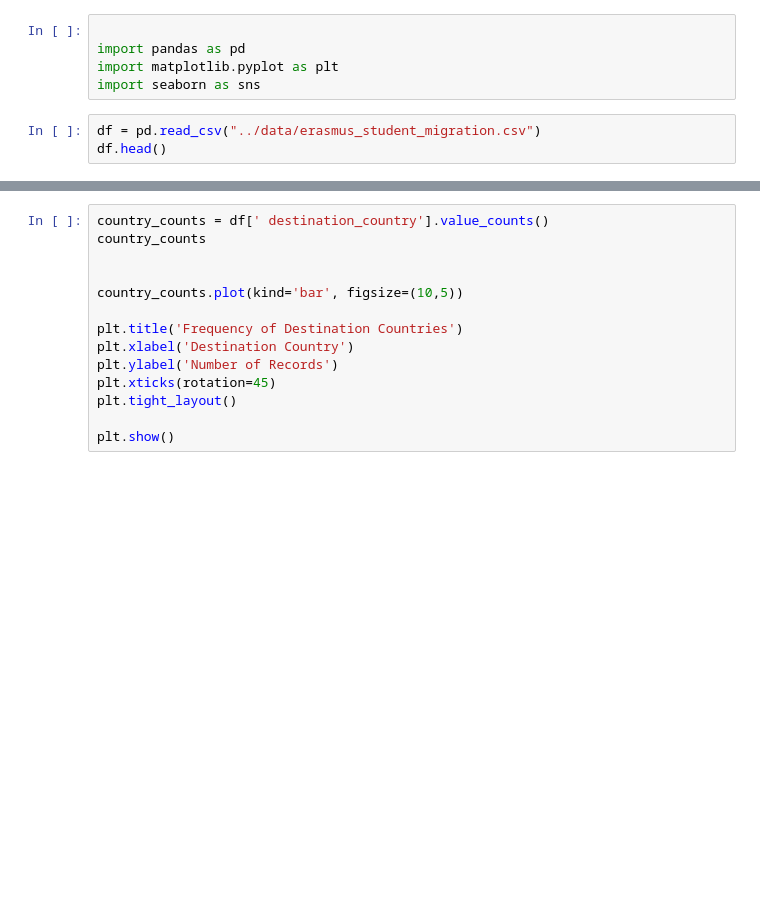
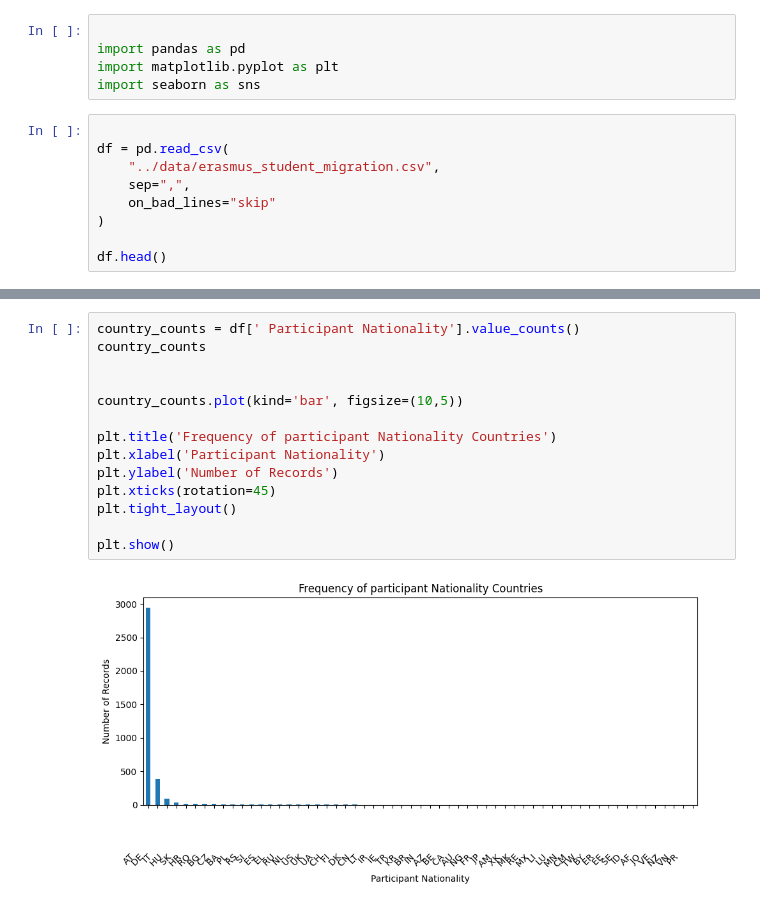
Before and after one commit to broken99records/STICS-Data-Analysis, a Jupyter notebook: notebook/erasmusMigrationAnalysis.ipynb, the cells around one changed output, grey strips where cells are left out. Cells and saved outputs as stored; diff of their text form; blank space fills up the shorter version.

Commit message:
Refactor code structure for improved readability and maintainability, added plot images, have produced two plots so far

```diff
--- a/notebook/erasmusMigrationAnalysis.ipynb
+++ b/notebook/erasmusMigrationAnalysis.ipynb
@@ -4,6 +4,12 @@ import pandas as pd
 import matplotlib.pyplot as plt
 import seaborn as sns
 # %%
-df = pd.read_csv("../data/erasmus_student_migration.csv")
+
+df = pd.read_csv(
+    "../data/erasmus_student_migration.csv",
+    sep=",",
+    on_bad_lines="skip"
+)
+
 df.head()
 # %% [output]
@@ -16,14 +61,16 @@ df.columns
 # %%
-country_counts = df[' destination_country'].value_counts()
+country_counts = df[' Participant Nationality'].value_counts()
 country_counts
 
 
 country_counts.plot(kind='bar', figsize=(10,5))
 
-plt.title('Frequency of Destination Countries')
-plt.xlabel('Destination Country')
+plt.title('Frequency of participant Nationality Countries')
+plt.xlabel('Participant Nationality')
 plt.ylabel('Number of Records')
 plt.xticks(rotation=45)
 plt.tight_layout()
 
 plt.show()
+# %% [output]
+[figure, added]
```
Also changed, not shown: parts of 3 cells of this notebook, 3 other files.
